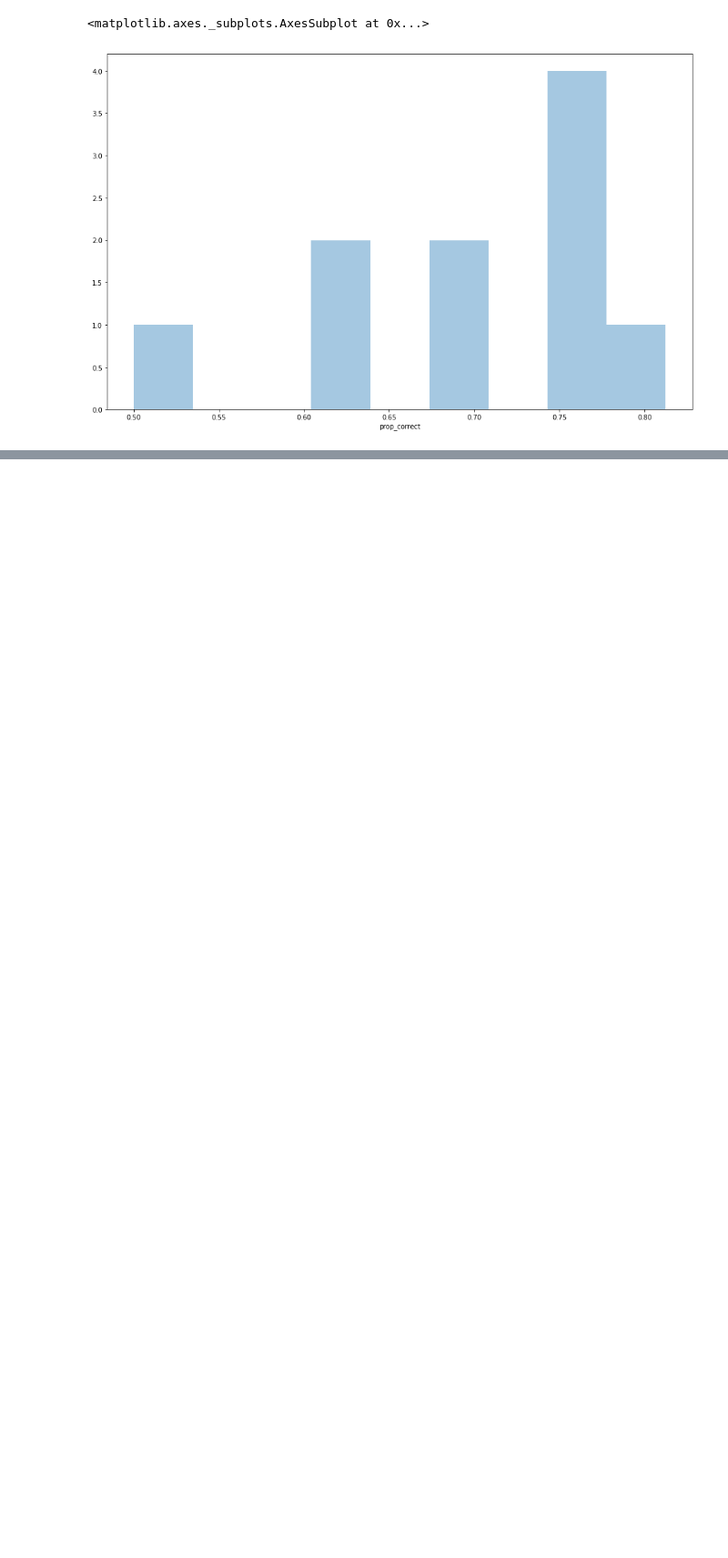
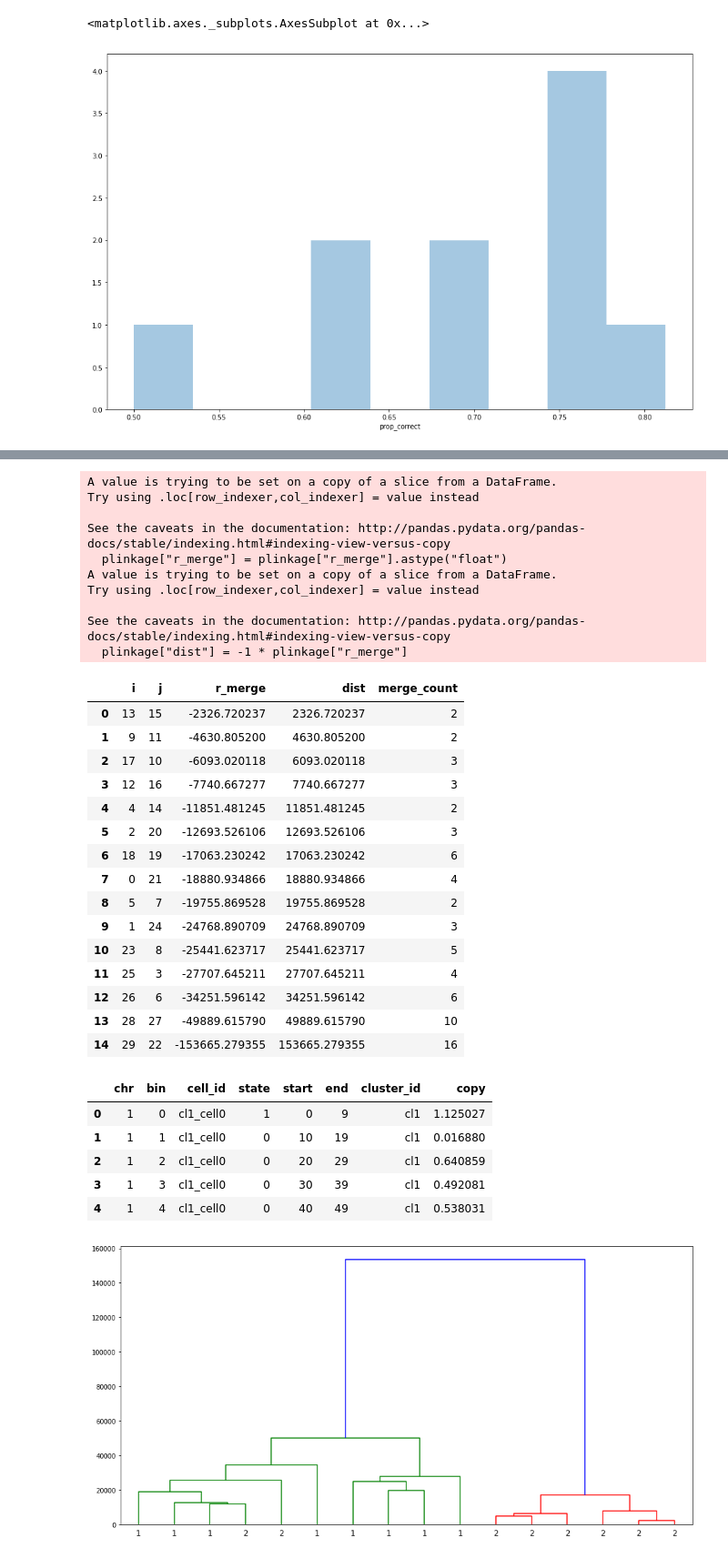
Before and after one commit to shahcompbio/scgenome-deprecated, a Jupyter notebook: notebooks/bayesian_toy.ipynb, the cells around one changed output, grey strips where cells are left out. Shown at 91% size. Drawn from its saved outputs; the diff is of its cells as text; code cells hidden in the pictures; blank space fills up the shorter version.

Commit message:
Multiple simulation code

```diff
--- a/notebooks/bayesian_toy.ipynb
+++ b/notebooks/bayesian_toy.ipynb
@@ -233,0 +256,46 @@ See the caveats in the documentation: http://pandas.pydata.org/pandas-docs/stabl
+# %%
+from scgenome import simulation
+cn_data, plinkage, plot_data, clustering, prop_correct = (
+    simulation.poisson_bicluster(NUM_SAMPLE, NUM_BIN, MAX_CN, ALPHA, init_lambdas=(1, 3), jump_lambdas=(1, 0.1), seeds=(1, 3), noise_seed=2))
+
+display(plinkage[["i","j","r_merge","dist","merge_count"]])
+display(cn_data.head())
+
+
+cell_id_labels = cl_cell_ids.str[2]
+fig = plt.figure(figsize=(16, 8))
+dend = dendrogram(plot_data, labels=cell_id_labels)
+# %% [output]
+A value is trying to be set on a copy of a slice from a DataFrame.
+Try using .loc[row_indexer,col_indexer] = value instead
+
+See the caveats in the documentation: http://pandas.pydata.org/pandas-docs/stable/indexing.html#indexing-view-versus-copy
+  plinkage["r_merge"] = plinkage["r_merge"].astype("float")
+A value is trying to be set on a copy of a slice from a DataFrame.
+Try using .loc[row_indexer,col_indexer] = value instead
+
+See the caveats in the documentation: http://pandas.pydata.org/pandas-docs/stable/indexing.html#indexing-view-versus-copy
+  plinkage["dist"] = -1 * plinkage["r_merge"]
+|  | i | j | r_merge | dist | merge_count |
+| 0 | 13 | 15 | -2326.720237 | 2326.720237 | 2 |
+| 1 | 9 | 11 | -4630.805200 | 4630.805200 | 2 |
+| 2 | 17 | 10 | -6093.020118 | 6093.020118 | 3 |
+| 3 | 12 | 16 | -7740.667277 | 7740.667277 | 3 |
+| 4 | 4 | 14 | -11851.481245 | 11851.481245 | 2 |
+| 5 | 2 | 20 | -12693.526106 | 12693.526106 | 3 |
+| 6 | 18 | 19 | -17063.230242 | 17063.230242 | 6 |
+| 7 | 0 | 21 | -18880.934866 | 18880.934866 | 4 |
+| 8 | 5 | 7 | -19755.869528 | 19755.869528 | 2 |
+| 9 | 1 | 24 | -24768.890709 | 24768.890709 | 3 |
+| 10 | 23 | 8 | -25441.623717 | 25441.623717 | 5 |
+| 11 | 25 | 3 | -27707.645211 | 27707.645211 | 4 |
+| 12 | 26 | 6 | -34251.596142 | 34251.596142 | 6 |
+| 13 | 28 | 27 | -49889.615790 | 49889.615790 | 10 |
+| 14 | 29 | 22 | -153665.279355 | 153665.279355 | 16 |
+|  | chr | bin | cell_id | state | start | end | cluster_id | copy |
+| 0 | 1 | 0 | cl1_cell0 | 1 | 0 | 9 | cl1 | 1.125027 |
+| 1 | 1 | 1 | cl1_cell0 | 0 | 10 | 19 | cl1 | 0.016880 |
+| 2 | 1 | 2 | cl1_cell0 | 0 | 20 | 29 | cl1 | 0.640859 |
+| 3 | 1 | 3 | cl1_cell0 | 0 | 30 | 39 | cl1 | 0.492081 |
+| 4 | 1 | 4 | cl1_cell0 | 0 | 40 | 49 | cl1 | 0.538031 |
+[figure, added]
```
Also changed, not shown: parts of 4 cells of this notebook, 2 other files.
